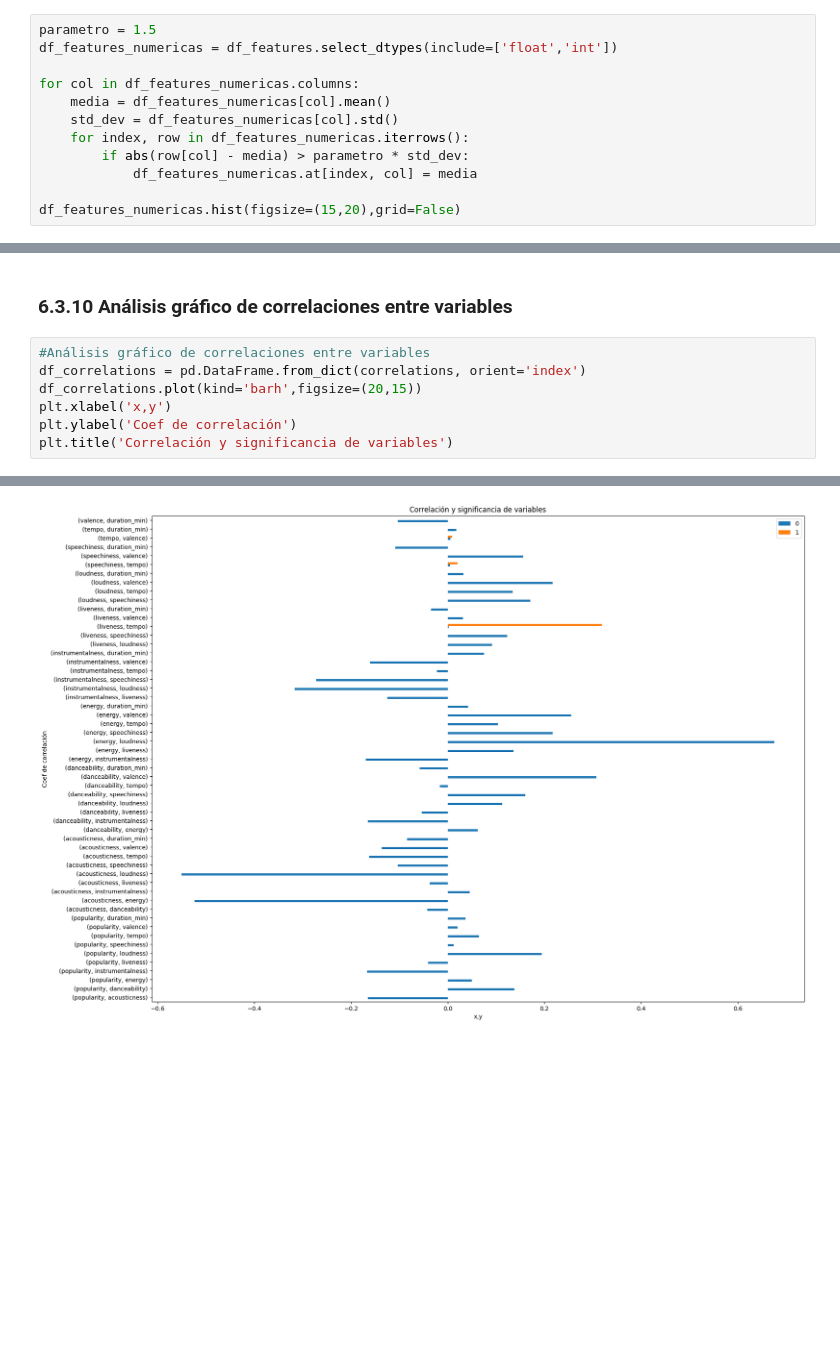
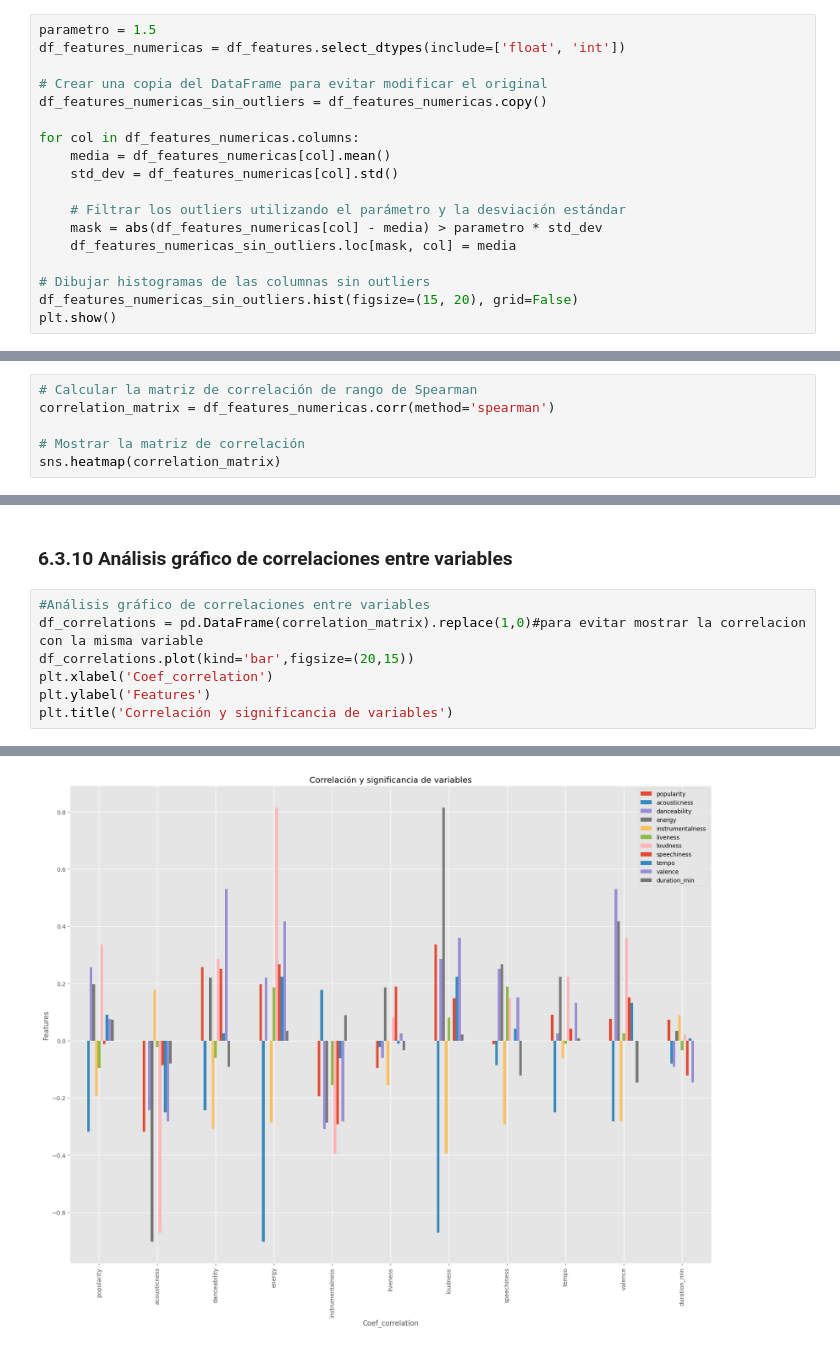
Before and after one commit to ronaldespinozaa/Exploratory_Analysis_SPOTIFY, a Jupyter notebook: script.ipynb, the cells around one changed output, grey strips where cells are left out. Drawn from its saved outputs; the diff is of its cells as text; blank space fills up the shorter version.

```diff
--- a/script.ipynb
+++ b/script.ipynb
@@ -561,14 +745,20 @@ plt.show()
 A nivel grafico se observa la presencia de outliers o valores atípicos, por ello vamos a tratarlos y reemplazarlos por la media dar una mejor vista gráfica
 # %%
 parametro = 1.5
-df_features_numericas = df_features.select_dtypes(include=['float','int'])
+df_features_numericas = df_features.select_dtypes(include=['float', 'int'])
+
+# Crear una copia del DataFrame para evitar modificar el original
+df_features_numericas_sin_outliers = df_features_numericas.copy()
 
 for col in df_features_numericas.columns:
     media = df_features_numericas[col].mean()
     std_dev = df_features_numericas[col].std()
-    for index, row in df_features_numericas.iterrows():
-        if abs(row[col] - media) > parametro * std_dev:
-            df_features_numericas.at[index, col] = media
 
-df_features_numericas.hist(figsize=(15,20),grid=False)
+    # Filtrar los outliers utilizando el parámetro y la desviación estándar
+    mask = abs(df_features_numericas[col] - media) > parametro * std_dev
+    df_features_numericas_sin_outliers.loc[mask, col] = media
+
+# Dibujar histogramas de las columnas sin outliers
+df_features_numericas_sin_outliers.hist(figsize=(15, 20), grid=False)
+plt.show()
 # %% [output]
@@ -645,0 +804,6 @@ correlations
+# %%
+# Calcular la matriz de correlación de rango de Spearman
+correlation_matrix = df_features_numericas.corr(method='spearman')
+
+# Mostrar la matriz de correlación
+sns.heatmap(correlation_matrix)
@@ -647,11 +814,11 @@ correlations
 ### 6.3.10 Análisis gráfico de correlaciones entre variables ###
 # %%
 #Análisis gráfico de correlaciones entre variables
-df_correlations = pd.DataFrame.from_dict(correlations, orient='index')
-df_correlations.plot(kind='barh',figsize=(20,15))
-plt.xlabel('x,y')
-plt.ylabel('Coef de correlación')
+df_correlations = pd.DataFrame(correlation_matrix).replace(1,0)#para evitar mostrar la correlacion con la misma variable
+df_correlations.plot(kind='bar',figsize=(20,15))
+plt.xlabel('Coef_correlation')
+plt.ylabel('Features')
 plt.title('Correlación y significancia de variables')
 # %% [output]
 Text(0.5, 1.0, 'Correlación y significancia de variables')
-[figure, old version]
+[figure, new version]
```
Also changed, not shown: parts of 50 cells of this notebook.
